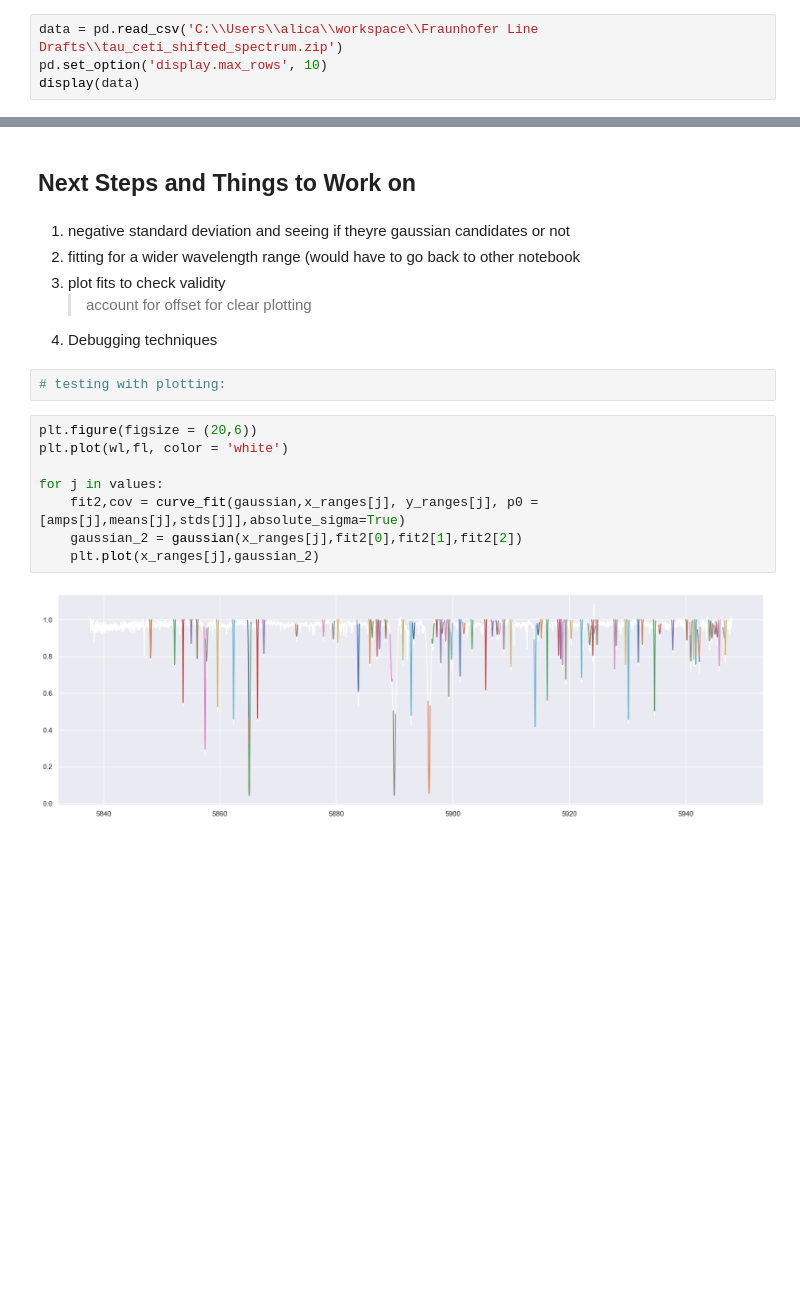
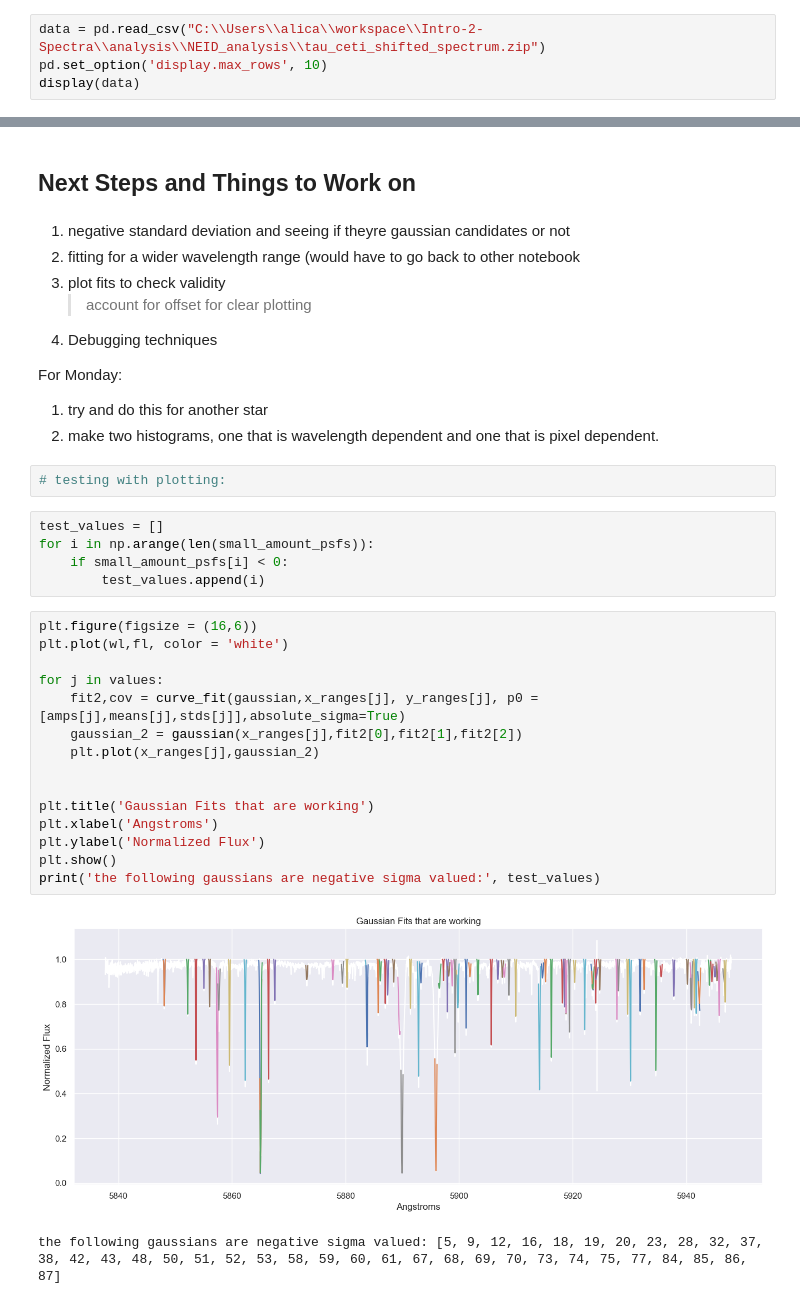
Before and after one commit to howardisaacson/Intro-2-Spectra, a Jupyter notebook: analysis/NEID_analysis/PSF finder.ipynb, the cells around one changed output, grey strips where cells are left out. Drawn from its saved outputs; the diff is of its cells as text; blank space fills up the shorter version.

```diff
--- a/analysis/NEID_analysis/PSF finder.ipynb
+++ b/analysis/NEID_analysis/PSF finder.ipynb
@@ -20,7 +20,7 @@ sns.set_theme()
 # %%
 import pandas as pd
 # %%
-data = pd.read_csv('C:\\Users\\alica\\workspace\\Fraunhofer Line Drafts\\tau_ceti_shifted_spectrum.zip')
+data = pd.read_csv("C:\\Users\\alica\\workspace\\Intro-2-Spectra\\analysis\\NEID_analysis\\tau_ceti_shifted_spectrum.zip")
 pd.set_option('display.max_rows', 10)
 display(data)
 # %% [output]
@@ -321,15 +321,34 @@ the standard deviation for this fit is: -0.0480523033380977
 3. plot fits to check validity
     >account for offset for clear plotting
 4. Debugging techniques
+
+
+For Monday:
+
+1. try and do this for another star
+2. make two histograms, one that is wavelength dependent and one that is pixel dependent.
 # %%
 # testing with plotting:
+# %%
+test_values = []
+for i in np.arange(len(small_amount_psfs)):
+    if small_amount_psfs[i] < 0:
+        test_values.append(i)
 # %%
-plt.figure(figsize = (20,6))
+plt.figure(figsize = (16,6))
 plt.plot(wl,fl, color = 'white')
 
 for j in values:
     fit2,cov = curve_fit(gaussian,x_ranges[j], y_ranges[j], p0 = [amps[j],means[j],stds[j]],absolute_sigma=True)
     gaussian_2 = gaussian(x_ranges[j],fit2[0],fit2[1],fit2[2])
     plt.plot(x_ranges[j],gaussian_2)
+
+
+plt.title('Gaussian Fits that are working')
+plt.xlabel('Angstroms')
+plt.ylabel('Normalized Flux')
+plt.show()
+print('the following gaussians are negative sigma valued:', test_values)
 # %% [output]
-[figure, old version]
+[figure, new version]
+the following gaussians are negative sigma valued: [5, 9, 12, 16, 18, 19, 20, 23, 28, 32, 37, 38, 42, 43, 48, 50, 51, 52, 53, 58, 59, 60, 61, 67, 68, 69, 70, 73, 74, 75, 77, 84, 85, 86, 87]
```
Also changed, not shown: parts of 5 cells of this notebook, 5 other files.
